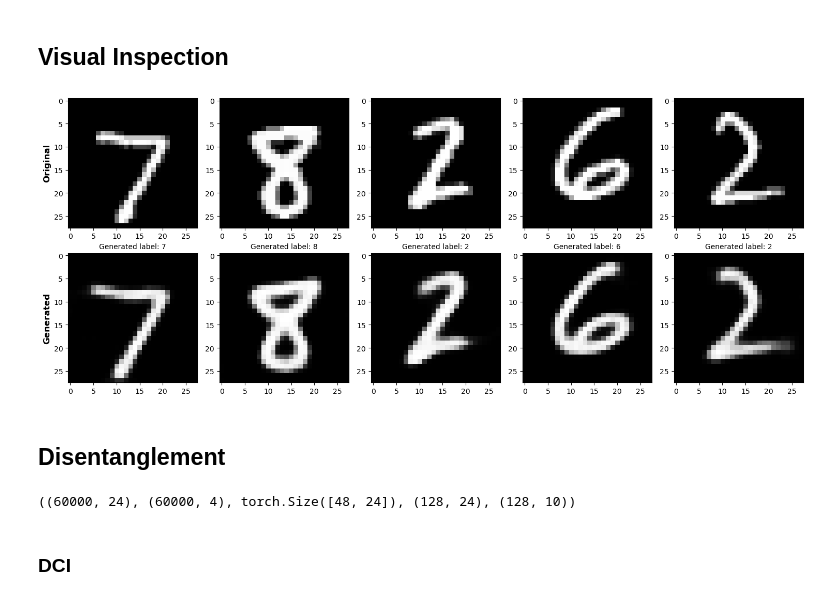
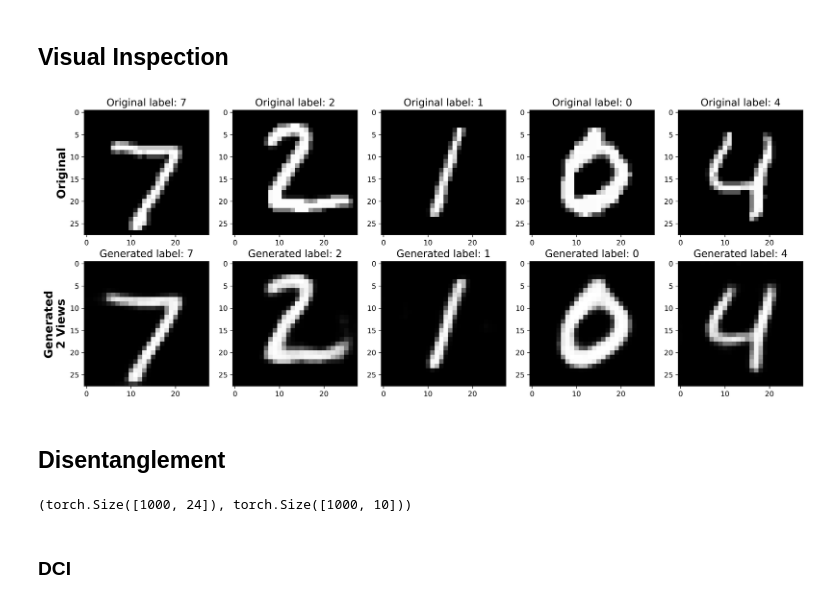
Before and after one commit to ClarysseArthur/VUB-MT-Development, a Jupyter notebook: Models/GenRKM-MNIST/model.ipynb, the cells around one changed output. Cells and saved outputs as stored; diff of their text form; code cells hidden in the pictures.

```diff
--- a/Models/GenRKM-MNIST/model.ipynb
+++ b/Models/GenRKM-MNIST/model.ipynb
@@ -198 +218,16 @@ datay = model['datay']
+# %%
+all_im_en = torch.cat(all_im_en, dim=0)[:1000]
+all_la_en = torch.cat(all_la_en, dim=0)[:1000]
+
+all_data_im = torch.cat(all_data_im, dim=0)[:1000]
+all_data_la = torch.cat(all_data_la, dim=0)[:1000]
+# %%
+with torch.no_grad():
+    h_test, _ = kPCA(all_im_en, all_la_en)
+
+    U_test = all_im_en.t() @ h_test
+    V_test = all_la_en.t() @ h_test
+
+    x_im_tilde_test = net3(h_test @ U_test.T)
+    y_la_tilde_test = net4(h_test @ V_test.T)
 # %%
@@ -257,22 +247,24 @@ Label Loss: 0.0
 # %% [markdown]
 ## Visual Inspection
 # %%
-fig, axes = plt.subplots(2, 5, figsize=(15, 6))
+fig, axes = plt.subplots(2, 5, figsize=(15, 6), dpi=300)
 
 for idx in range(5):
-    axes[0, 0].set_ylabel('Original', fontsize=12, fontweight='bold')
-    axes[1, 0].set_ylabel('Generated', fontsize=12, fontweight='bold')
+    axes[0, 0].set_ylabel('\nOriginal', fontsize=16, fontweight='bold')
+    axes[1, 0].set_ylabel('Generated\n2 Views', fontsize=16, fontweight='bold')
 
-    axes[0, idx].imshow(in_data_x_test[idx][0].reshape(28, 28), cmap='gray')
+    axes[0, idx].imshow(all_data_im[idx][0].reshape(28, 28), cmap='gray')
+    axes[0, idx].set_title('Original label: {}'.format(all_data_la[idx].argmax()), fontsize=14)
 
-    axes[1, idx].imshow(out_data_x_test[idx][0].reshape(28, 28), cmap='gray')
-    axes[1, idx].set_title('Generated label: {}'.format(out_data_y_test[idx][0].argmax()), fontsize=10)
+    axes[1, idx].imshow(x_im_tilde_test[idx][0].reshape(28, 28), cmap='gray')
+    axes[1, idx].set_title('Generated label: {}'.format(y_la_tilde_test[idx].argmax()), fontsize=14)
 
 
 plt.tight_layout()
+plt.savefig('img/genrkm_mnist_mv_comp.png', dpi=300)
 plt.show()
 # %% [output]
-[figure, old version]
+[figure, new version]
 # %% [markdown]
 ## Disentanglement
 # %%
@@ -338,7 +293,7 @@ V = V_sum
 # %%
-C.shape, Z.shape, U.shape, Cs[0].shape, Zs[0].shape
+C.shape, Z.shape
 # %% [output]
-((60000, 24), (60000, 4), torch.Size([48, 24]), (128, 24), (128, 10))
+(torch.Size([1000, 24]), torch.Size([1000, 10]))
 # %% [markdown]
 ### DCI
 # %%
```
Also changed, not shown: parts of 9 cells of this notebook, 9 other files.
